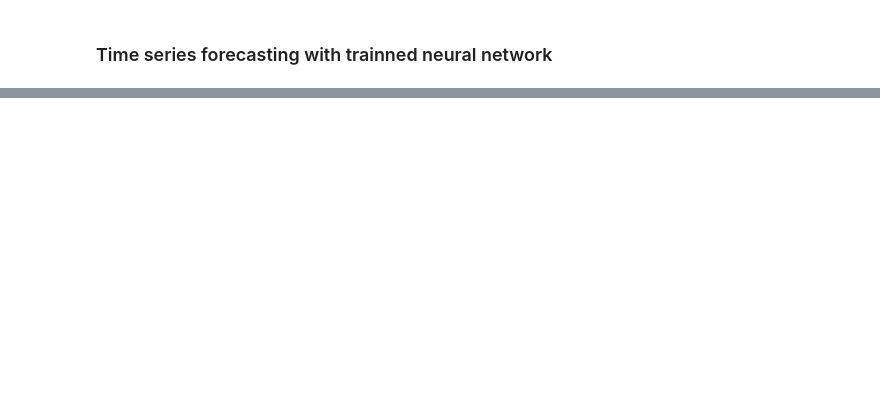
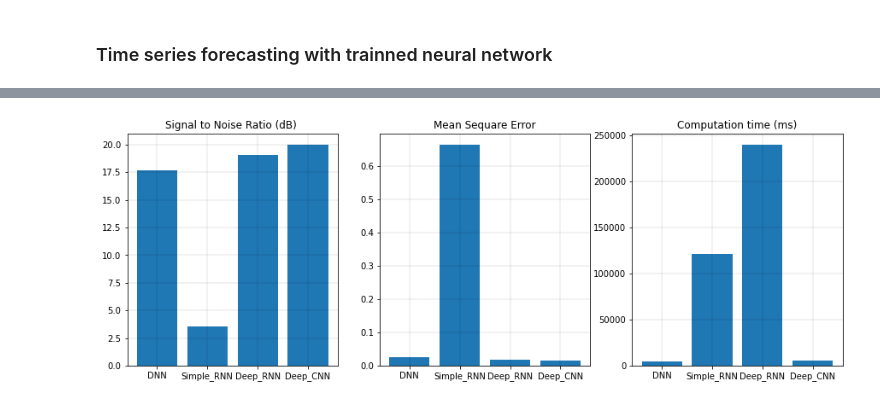
Before and after one commit to haozh7109/Machine-learning-and-deep-learning-project-and-practice, a Jupyter notebook: 06_My_Tensorflow2_Applications/JupyterNoteBook_Keynotes/TF2_TimeSeries_forecast_NeuralNetworks.ipynb, the cells around one changed output, grey strips where cells are left out. Cells and saved outputs as stored; diff of their text form; code cells hidden in the pictures; blank space fills up the shorter version.

Commit message:
Update TF2_TimeSeries_forecast_NeuralNetworks.ipynb
update quantitative comparison.

```diff
--- a/06_My_Tensorflow2_Applications/JupyterNoteBook_Keynotes/TF2_TimeSeries_forecast_NeuralNetworks.ipynb
+++ b/06_My_Tensorflow2_Applications/JupyterNoteBook_Keynotes/TF2_TimeSeries_forecast_NeuralNetworks.ipynb
@@ -510,0 +549,24 @@ Mean Square Error: 0.013267866502797585
+# %%
+names = ['DNN', 'Simple_RNN', 'Deep_RNN','Deep_CNN']
+SNR   = [dnn_sigpow - dnn_mse, simple_RNN_sigpow - simple_RNN_mse,deep_RNN_sigpow - deep_RNN_mse, deep_CNN_sigpow - deep_CNN_mse]
+MSE   = [np.mean(tf.keras.losses.mean_squared_error(dnn_predictions,test_set_y)),np.mean(tf.keras.losses.mean_squared_error(simple_RNN_predictions,test_set_y)),np.mean(tf.keras.losses.mean_squared_error(deep_RNN_predictions,test_set_y)),np.mean(tf.keras.losses.mean_squared_error(deep_CNN_predictions,test_set_y))]
+Time  = [4682.42,121381.42,239705.38,5380.72]
+
+
+plt.figure(10,figsize=(15, 5))
+plt.subplot(131)
+plt.bar(names, SNR)
+plt.title('Signal to Noise Ratio (dB) ')
+plt.grid(color='k', linestyle='-', linewidth=0.1)
+plt.subplot(132)
+plt.bar(names, MSE)
+plt.title('Mean Sequare Error')
+plt.grid(color='k', linestyle='-', linewidth=0.1)
+plt.subplot(133)
+plt.bar(names, Time)
+plt.title('Computation time (ms)')
+# plt.suptitle('Comparison of Performance')
+plt.grid(color='k', linestyle='-', linewidth=0.1)
+plt.show()
+# %% [output]
+[figure, added]
```
Also changed, not shown: parts of 18 cells of this notebook.
